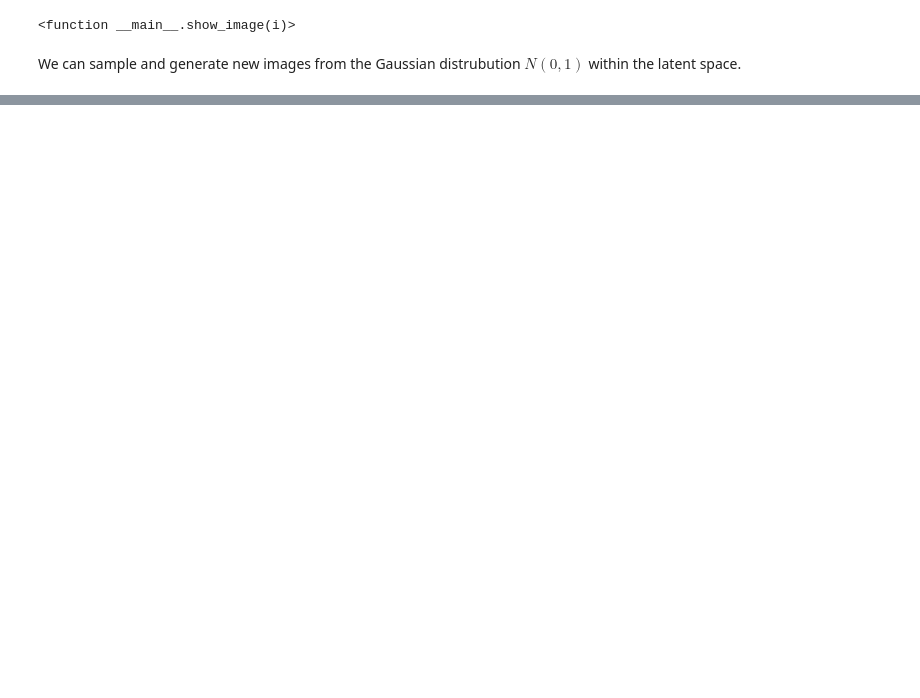
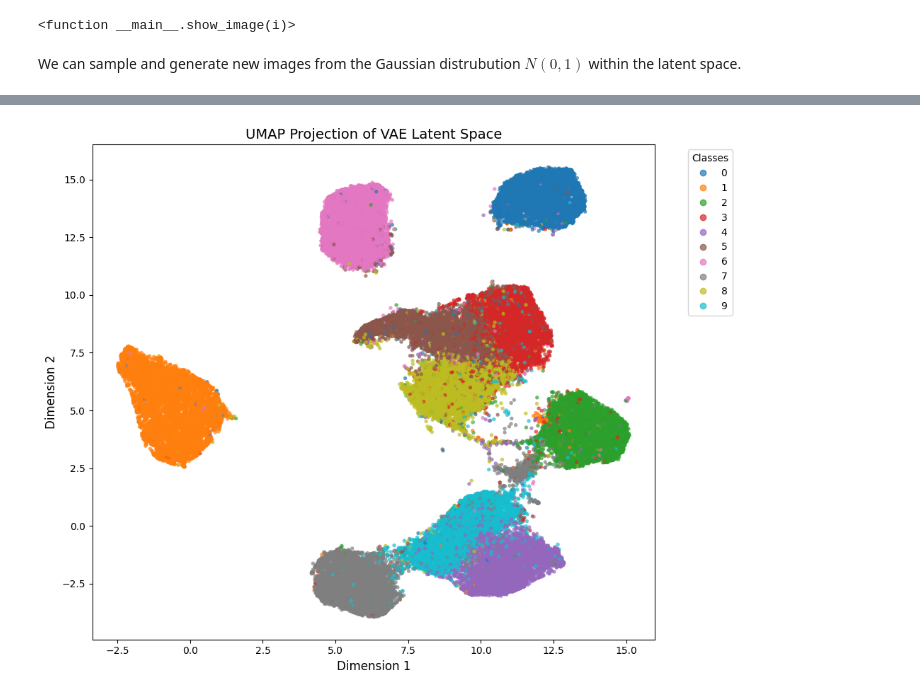
Before and after one commit to someonecantcode/VarationalAutoencoder, a Jupyter notebook: drafts/vae.ipynb, the cells around one changed output, grey strips where cells are left out. Drawn from its saved outputs; the diff is of its cells as text; code cells hidden in the pictures; blank space fills up the shorter version.

```diff
--- a/drafts/vae.ipynb
+++ b/drafts/vae.ipynb
@@ -267,6 +258,7 @@ digits = []
 model.eval()
 with torch.no_grad():
     for batch_idx, (images, labels) in enumerate(train_loader):
+        images = images.to(device)
         mu = model.mulayer(model.encode(images))
 
         latents.append(mu.cpu().numpy())
@@ -299,0 +296,30 @@ plt.show()
+# %%
+fig, ax = plt.subplots(figsize=(10, 8))
+
+scatter = ax.scatter(
+    x=reducer.embedding_[:, 0],
+    y=reducer.embedding_[:, 1],
+    c=digits,
+    cmap='tab10',
+    alpha=0.7,
+    s=15,
+    edgecolors='none'
+)
+
+ax.set_title('UMAP Projection of VAE Latent Space', fontsize=14)
+ax.set_xlabel('Dimension 1', fontsize=12)
+ax.set_ylabel('Dimension 2', fontsize=12)
+
+ax.legend(
+    *scatter.legend_elements(),
+    bbox_to_anchor=(1.05, 1),
+    loc='upper left',
+    title='Classes'
+)
+
+plt.tight_layout()
+plt.savefig('UMAP-VAE.png', dpi=300, bbox_inches='tight')
+plt.show()
+plt.close()
+# %% [output]
+[figure, added]
```
Also changed, not shown: parts of 9 cells of this notebook, 20 other files.
